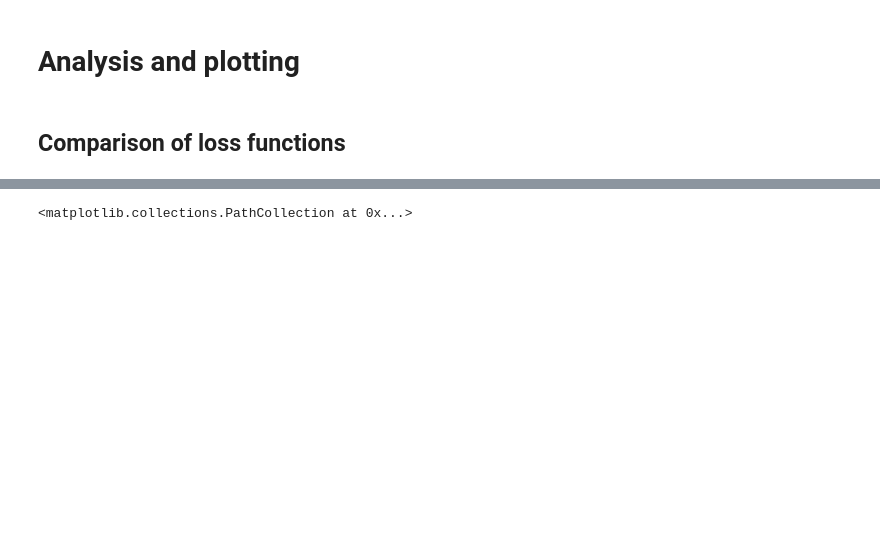
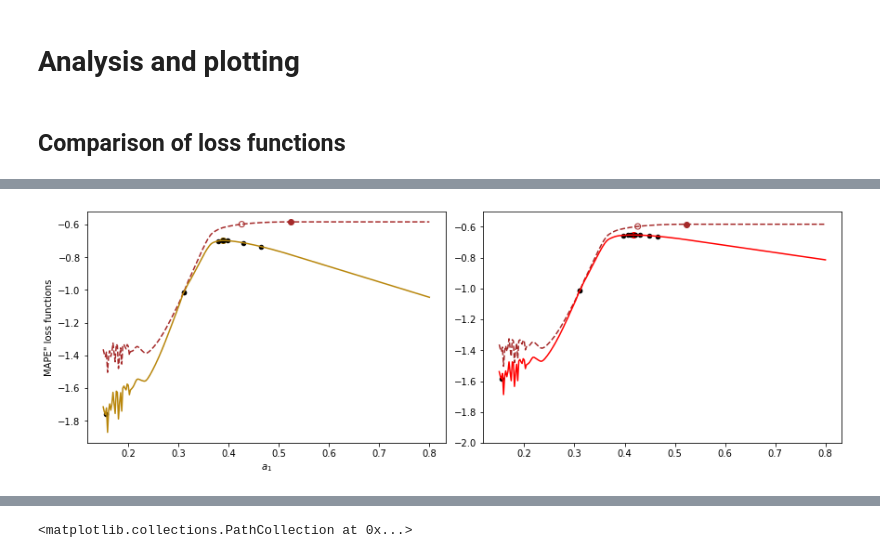
Before and after one commit to rmcconke/turbo-rans, a Jupyter notebook: periodichills.ipynb, the cells around one changed output, grey strips where cells are left out. Drawn from its saved outputs; the diff is of its cells as text; code cells hidden in the pictures; blank space fills up the shorter version.

```diff
--- a/periodichills.ipynb
+++ b/periodichills.ipynb
@@ -415,0 +461,88 @@ ax2.legend(lines + lines2, labels + labels2, loc=4)
+# %%
+#x_comp = load_history('history_foam_mse_U_componentwise_2Dxy.json')[0]
+#y_comp = load_history('history_foam_mse_U_componentwise_2Dxy.json')[1]
+#print(x_comp)
+#print(y_comp)
+def load_history(historyfile,history_directory='foam/gridsearch_a1_phll/tuner/'):
+    history = load_history_to_dict(history_directory,historyfile)
+    param = [d['params']['a1'] for d in history]
+    target = [d['target'] for d in history]
+
+    return param, target
+def get_max_xy(historyfile):
+    x,y = load_history(historyfile)
+    ind = np.argmax(y)
+    return x[ind],y[ind]
+
+def get_percent_xy(historyfile):
+    x,y = load_history(historyfile)
+    y_find = max(y)-abs(max(y))*0.025
+    difference_array = abs(np.asarray(y) - y_find)
+    ind = np.argmin(difference_array)
+    return x[ind],y[ind]
+
+fig, axs = plt.subplots(nrows=1, ncols=2, figsize=(12,4), constrained_layout=True)
+ax1 = axs[0]
+ax2 = axs[1]
+
+ax1.plot(load_history('history_foam_multi_mape_U_magnitude_2Dxy_mape_k.json')[0],
+         load_history('history_foam_multi_mape_U_magnitude_2Dxy_mape_k.json')[1],
+         'brown',linestyle='dashed',
+         label='MAPE_U_mag_k')
+ax1.scatter(x = get_max_xy('history_foam_multi_mape_U_magnitude_2Dxy_mape_k.json')[0],
+            y = get_max_xy('history_foam_multi_mape_U_magnitude_2Dxy_mape_k.json')[1],
+            c='brown')
+ax1.scatter(x = get_percent_xy('history_foam_multi_mape_U_magnitude_2Dxy_mape_k.json')[0],
+            y = get_percent_xy('history_foam_multi_mape_U_magnitude_2Dxy_mape_k.json')[1],
+            facecolors='none', edgecolors='brown')
+
+
+ax2.plot(load_history('history_foam_multi_mape_U_magnitude_2Dxy_mape_k.json')[0],
+         load_history('history_foam_multi_mape_U_magnitude_2Dxy_mape_k.json')[1],
+         'brown',linestyle='dashed',
+         label='MAPE_U_mag_k')
+
+ax2.scatter(x = get_max_xy('history_foam_multi_mape_U_magnitude_2Dxy_mape_k.json')[0],
+            y = get_max_xy('history_foam_multi_mape_U_magnitude_2Dxy_mape_k.json')[1],
+            c='brown')
+ax2.scatter(x = get_percent_xy('history_foam_multi_mape_U_magnitude_2Dxy_mape_k.json')[0],
+            y = get_percent_xy('history_foam_multi_mape_U_magnitude_2Dxy_mape_k.json')[1],
+            facecolors='none', edgecolors='brown')
+
+
+ax1.plot(load_history('history_foam_multi_mape_U_magnitude_2Dxy_mape_k_relcoeff_mean_lda0p5.json')[0],
+         load_history('history_foam_multi_mape_U_magnitude_2Dxy_mape_k_relcoeff_mean_lda0p5.json')[1],
+         'darkgoldenrod',
+         label=r'MAPE_U_mag_k_coef, $\lambda$ =0.5')
+ax1.scatter(x = get_max_xy('history_foam_multi_mape_U_magnitude_2Dxy_mape_k_relcoeff_mean_lda0p5.json')[0],
+            y = get_max_xy('history_foam_multi_mape_U_magnitude_2Dxy_mape_k_relcoeff_mean_lda0p5.json')[1],
+            c='darkgoldenrod')
+
+ax1.scatter(x = get_max_xy('history_foam_multi_mape_U_magnitude_2Dxy_mape_k_relcoeff_mean_lda0p5.json')[0],
+            y = get_max_xy('history_foam_multi_mape_U_magnitude_2Dxy_mape_k_relcoeff_mean_lda0p5.json')[1],
+            c='darkgoldenrod')
+ax1.scatter(x = load_history('history.json',history_directory='foam/bayesian_a1_phll/case_1p0_lda0p5_10iter/tuner')[0],
+            y = load_history('history.json',history_directory='foam/bayesian_a1_phll/case_1p0_lda0p5_10iter/tuner')[1],
+            facecolors='k', edgecolors='k',s=20)
+
+
+ax2.plot(load_history('history_foam_multi_mape_U_magnitude_2Dxy_mape_k_relcoeff_mean_lda0p25.json')[0],
+         load_history('history_foam_multi_mape_U_magnitude_2Dxy_mape_k_relcoeff_mean_lda0p25.json')[1],
+         'red',
+         label=r'MAPE_U_mag_k_coef, $\lambda$ =0.25')
+ax2.scatter(x = get_max_xy('history_foam_multi_mape_U_magnitude_2Dxy_mape_k_relcoeff_mean_lda0p25.json')[0],
+            y = get_max_xy('history_foam_multi_mape_U_magnitude_2Dxy_mape_k_relcoeff_mean_lda0p25.json')[1],
+            c='red')
+
+ax2.scatter(x = load_history('history.json',history_directory='foam/bayesian_a1_phll/case_1p0_lda0p25_10iter/tuner')[0],
+            y = load_history('history.json',history_directory='foam/bayesian_a1_phll/case_1p0_lda0p25_10iter/tuner')[1],
+            facecolors='k', edgecolors='k',s=20)
+
+
+ax2.set_ylim([-2,-.5])
+ax2.set_ylim([-2,-.5])
+
+lines, labels = ax1.get_legend_handles_labels()
+ax1.set_xlabel(r'$a_1$')
+ax1.set_ylabel('MAPE" loss functions')
+# %% [output]
@@ -415,0 +550 @@ ax2.legend(lines + lines2, labels + labels2, loc=4)
+[figure, added]
```
Also changed, not shown: parts of 5 cells of this notebook.
